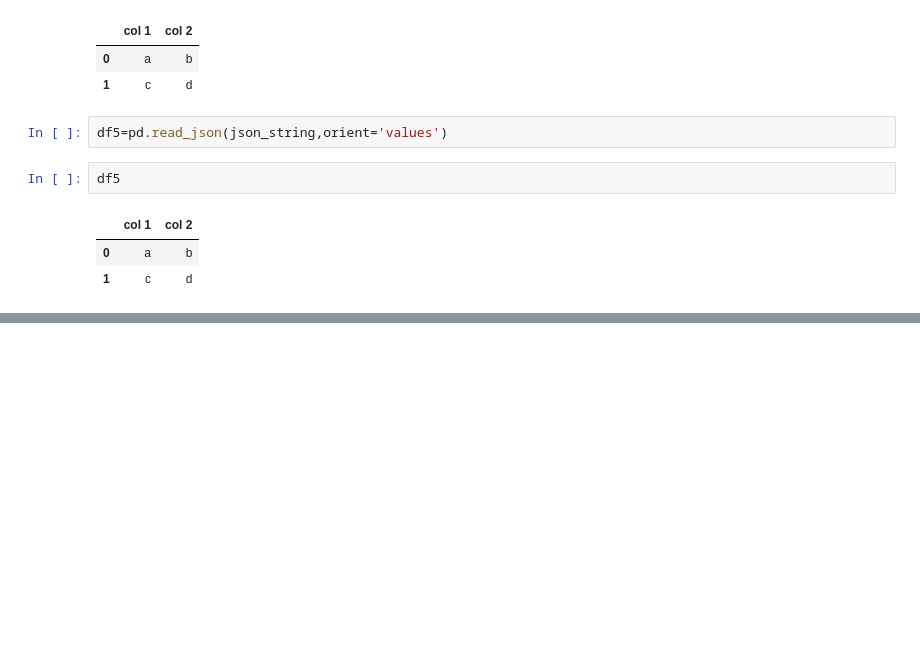
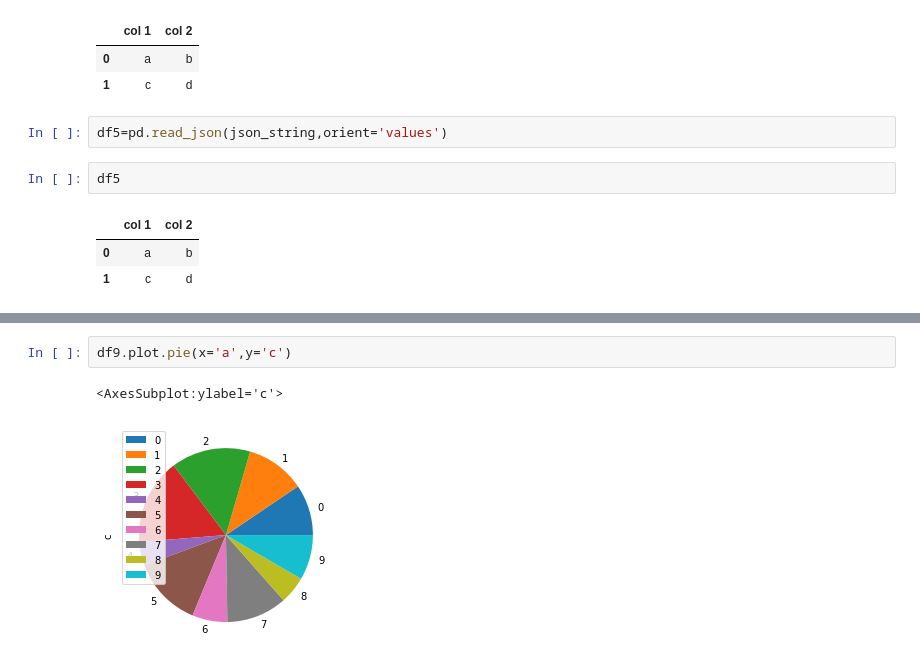
Before and after one commit to utsaverma2001-crypto/Machine-Learning, a Jupyter notebook: Python-for-Data-Visualization/Pandas.ipynb, the cells around one changed output, grey strips where cells are left out. Drawn from its saved outputs; the diff is of its cells as text; blank space fills up the shorter version.

```diff
--- a/Python-for-Data-Visualization/Pandas.ipynb
+++ b/Python-for-Data-Visualization/Pandas.ipynb
@@ -603,0 +661,5 @@ df5
+# %%
+df9.plot.pie(x='a',y='c')
+# %% [output]
+<AxesSubplot:ylabel='c'>
+[figure, added]
```
Also changed, not shown: parts of 25 cells of this notebook.
